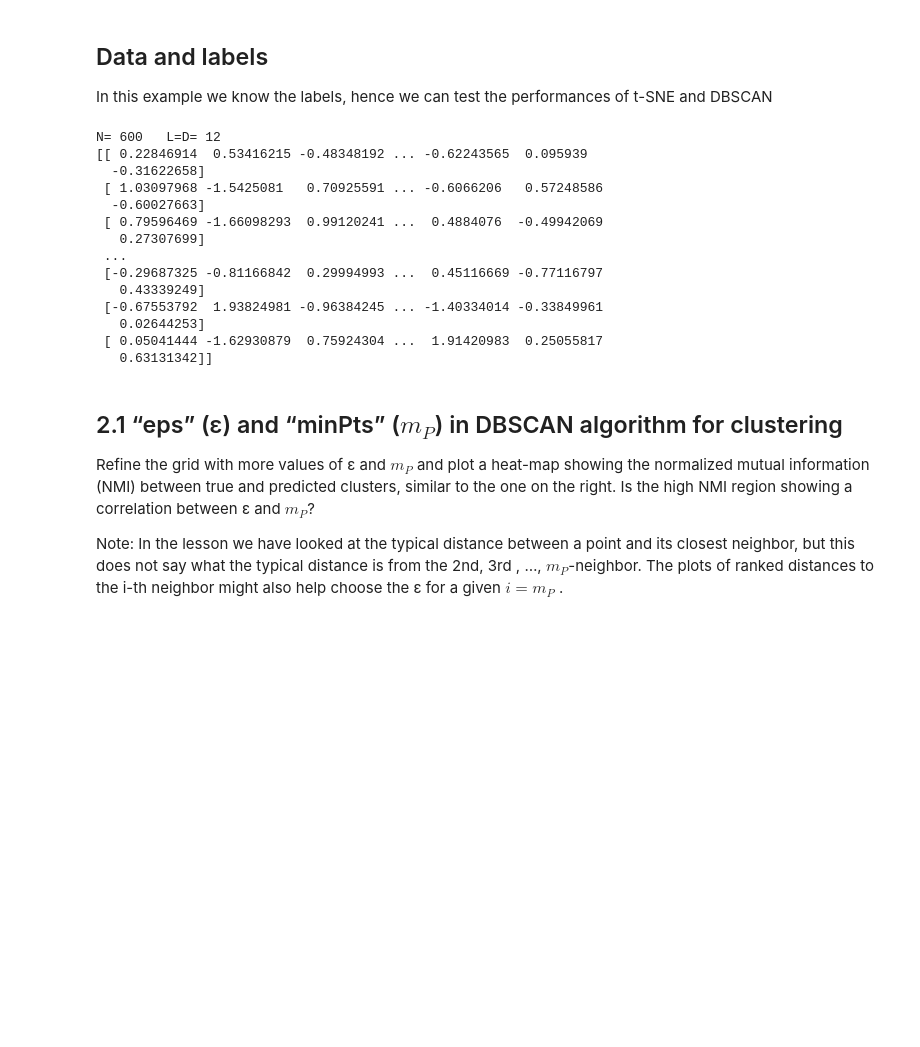
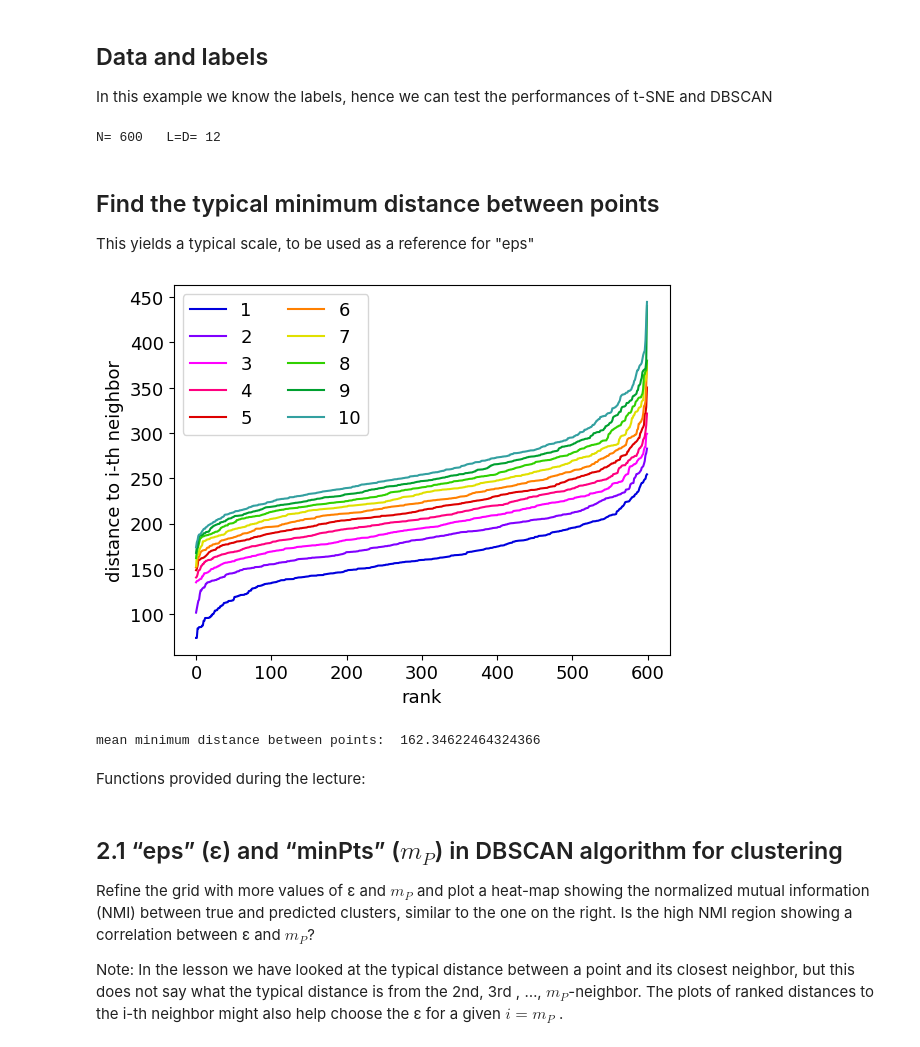
Before and after one commit to lm-schulze/LCP-Mod-B, a Jupyter notebook: Ex2/group2413_exercise2.ipynb, the cells around one changed output. Saved outputs shown, nothing was run; the diff lists cells and outputs as text; code cells hidden in the pictures; blank space fills up the shorter version.

```diff
--- a/Ex2/group2413_exercise2.ipynb
+++ b/Ex2/group2413_exercise2.ipynb
@@ -39,20 +43,29 @@ print("N=",N,"  L=D=",D)
 mu = np.mean(data)
 std = np.std(data)
 X = (data - mu) / std
-
-print(X)
 # %% [output]
 N= 600   L=D= 12
-[[ 0.22846914  0.53416215 -0.48348192 ... -0.62243565  0.095939
-  -0.31622658]
- [ 1.03097968 -1.5425081   0.70925591 ... -0.6066206   0.57248586
-  -0.60027663]
- [ 0.79596469 -1.66098293  0.99120241 ...  0.4884076  -0.49942069
-   0.27307699]
- ...
- [-0.29687325 -0.81166842  0.29994993 ...  0.45116669 -0.77116797
-   0.43339249]
- [-0.67553792  1.93824981 -0.96384245 ... -1.40334014 -0.33849961
-   0.02644253]
- [ 0.05041444 -1.62930879  0.75924304 ...  1.91420983  0.25055817
-   0.63131342]]
+# %% [markdown]
+## Find the typical minimum distance between points
+This yields a typical scale, to be used as a reference for "eps"
+# %%
+nn = 10
+nbrs = NearestNeighbors(n_neighbors=nn+1).fit(x) #, algorithm='ball_tree'
+distances, ind = nbrs.kneighbors(x)
+dd=distances.T
+# note: dd[0] has a trivial set of zeros
+listc= ["#0000DD","#8000FF","#FF00FF","#FF0080","#DD0000",
+        "#FF8000","#E0E000","#30D000","#00A030","#33A0A0"]
+for i in range(1,nn+1):
+    plt.plot(np.sort(dd[i]),c=listc[i%10-1],label=str(i))
+    plt.xlabel("rank")
+    plt.ylabel("distance to i-th neighbor")
+plt.legend(ncol=2)
+plt.show()
+mean_min_dist = np.mean(dd[1])
+print("mean minimum distance between points: ", mean_min_dist)
+# %% [output]
+[figure, added]
+mean minimum distance between points:  162.34622464324366
+# %% [markdown]
+Functions provided during the lecture:
```
Also changed, not shown: parts of 5 cells of this notebook.
